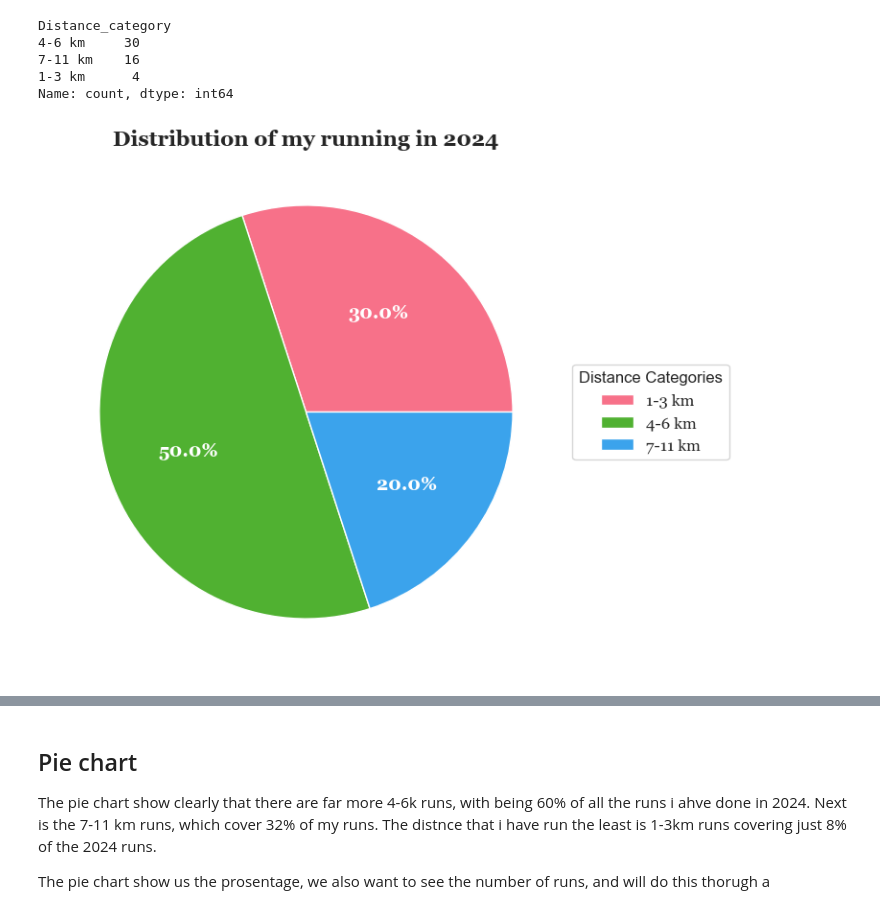
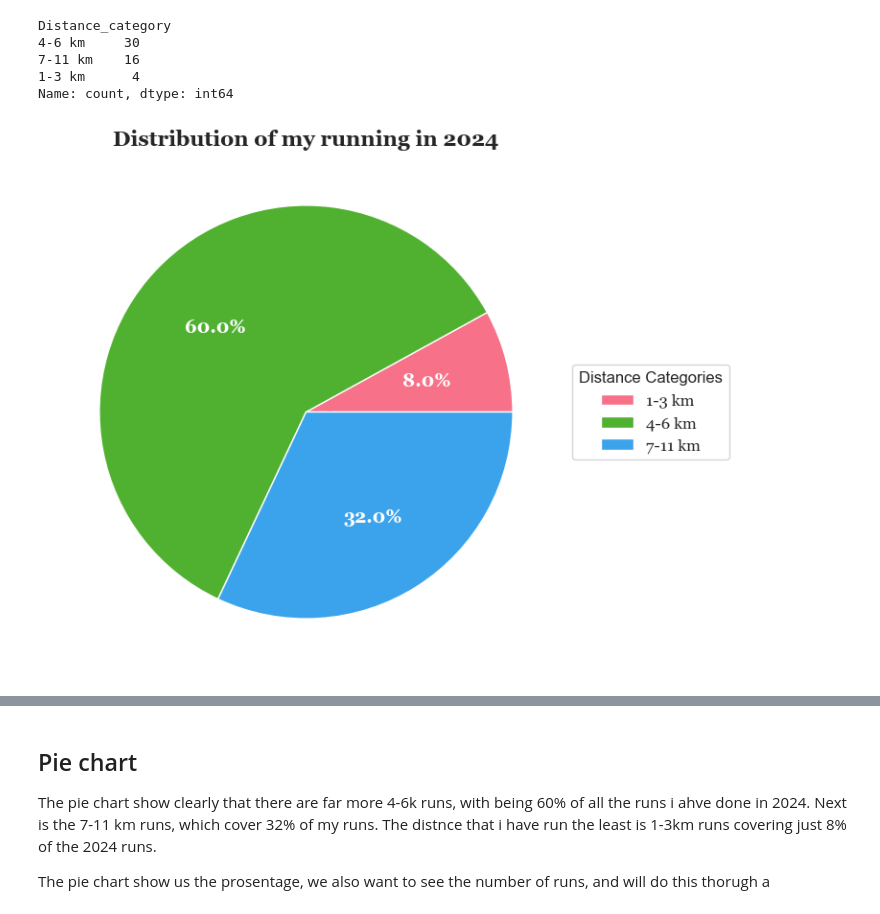
Before and after one commit to Kristine-jo/ExamPSY3035, a Jupyter notebook: Script/stravadata.ipynb, the cells around one changed output, grey strips where cells are left out. Drawn from its saved outputs; the diff is of its cells as text; code cells hidden in the pictures.

```diff
--- a/Script/stravadata.ipynb
+++ b/Script/stravadata.ipynb
@@ -305,7 +302,7 @@ Name: count, dtype: int64
 # %%
 
 # Example data (replace with actual data)
-category_counts = pd.Series([30, 50, 20], index=["1-3 km", "4-6 km", "7-11 km"])
+category_counts = pd.Series([4, 30, 16], index=["1-3 km", "4-6 km", "7-11 km"])
 
 # Define color palette
 colors = sns.color_palette("husl", n_colors=len(category_counts))
@@ -315,31 +312,31 @@ plt.figure(figsize=(7, 7))
 
 # Plot pie chart **without category labels**
 wedges, _, autotexts = plt.pie(
     category_counts,
     autopct='%1.1f%%',
     colors=colors,
     textprops={"fontname": "Georgia", "fontsize": 14, "color": "white", "fontweight": "bold"},
     wedgeprops={"edgecolor": "white"}  # White line between the categories
 )
 
 # **Adjust percentage text visibility**
 for text in autotexts:
     text.set_fontname("Georgia")
     text.set_fontsize(14)
     text.set_color("white")  # Set percentage text to white
 
 #**Add legend (colormap) outside the pie chart**
 plt.legend(wedges, category_counts.index, title="Distance Categories",
            loc="center left", bbox_to_anchor=(1, 0.5),
            prop={"family": "Georgia", "size": 12})  # Apply Georgia font to legend
 
 
 
 
 # Adding a title
 plt.title("Distribution of my running in 2024", fontname="Georgia", fontweight="bold", fontsize=16)
 
 # Show the plot
 plt.show()
 # %% [output]
-[figure, old version]
+[figure, new version]
```
Also changed, not shown: parts of 5 cells of this notebook.
